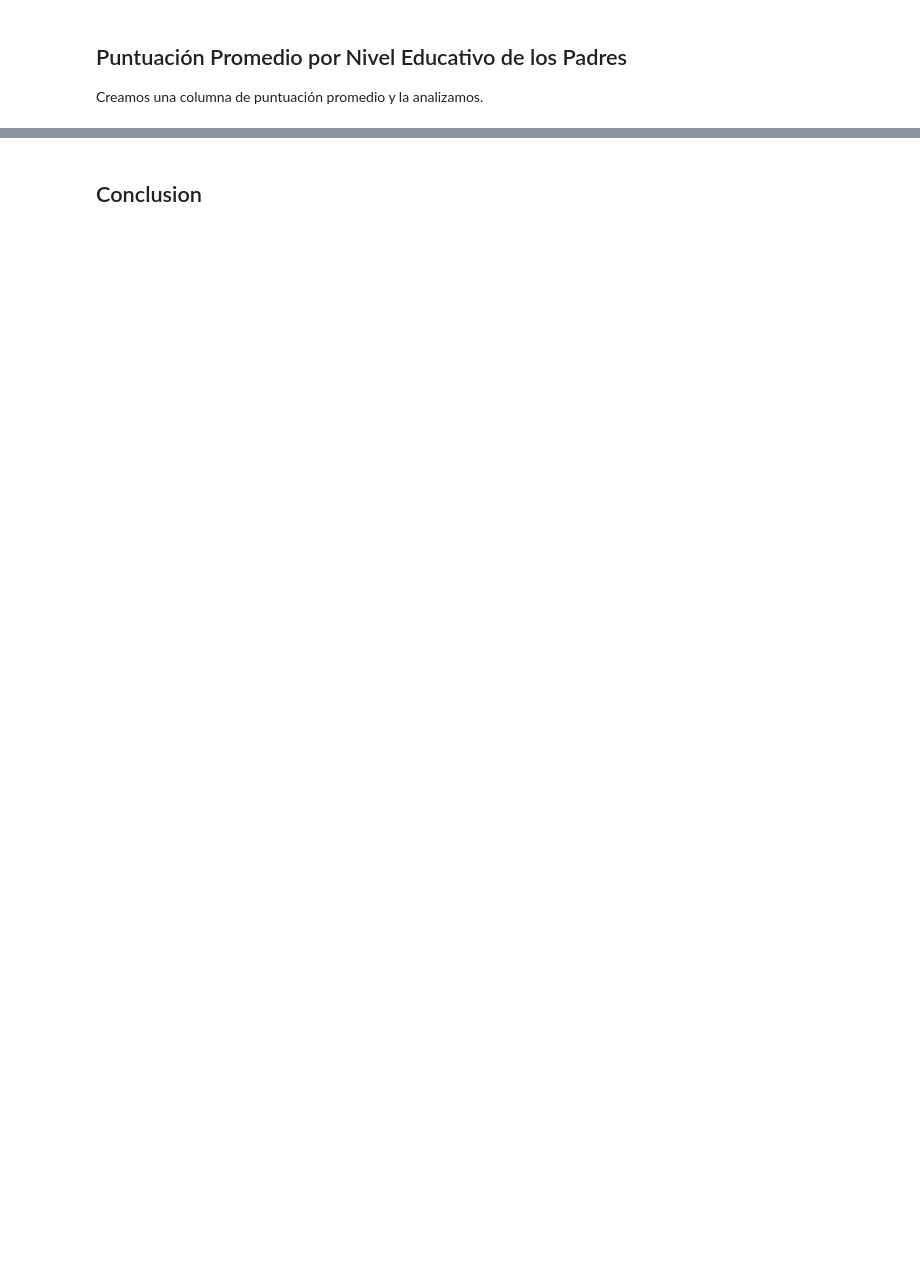
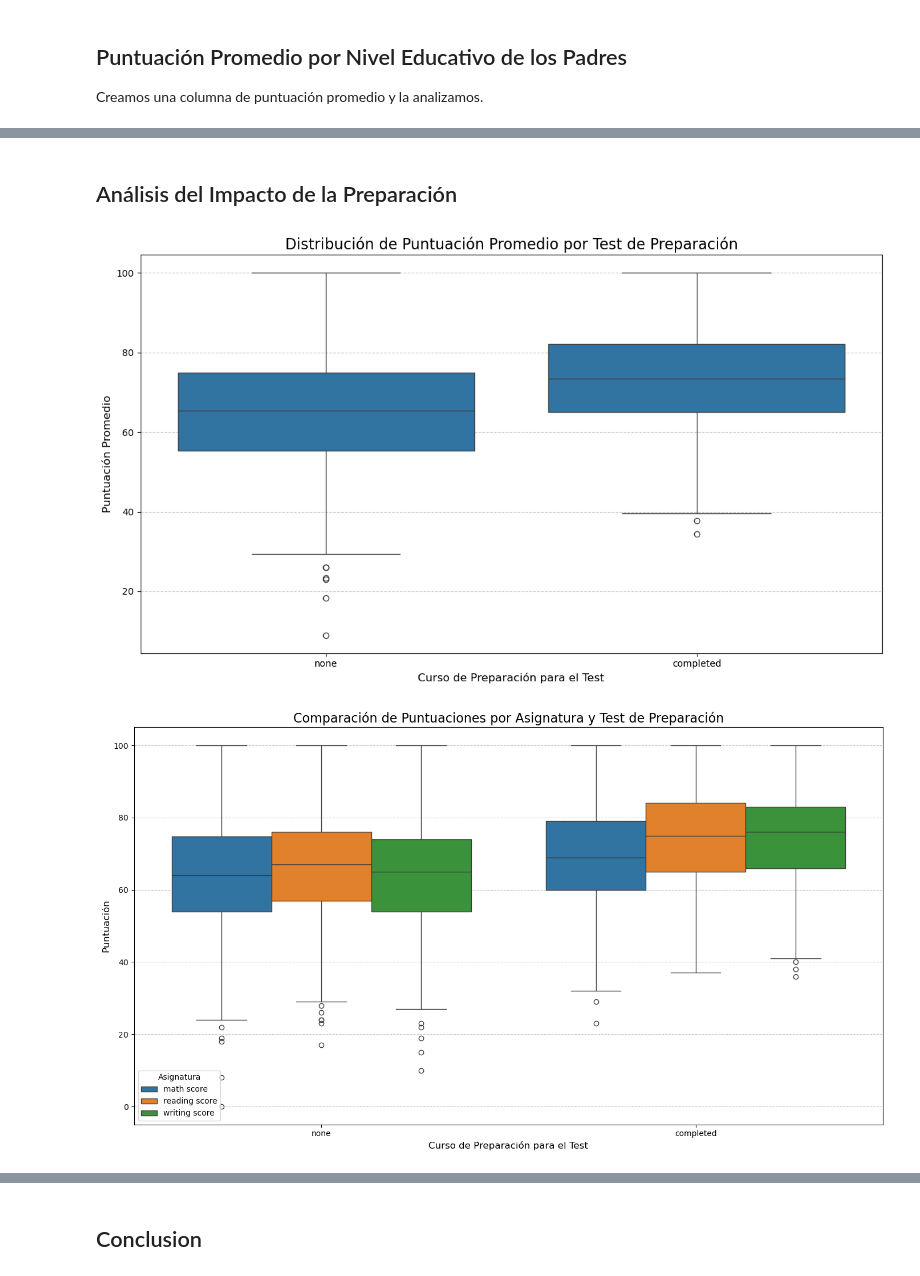
Before and after one commit to 8xbit/Entrega-final-EDA, a Jupyter notebook: Students Performance in Exams 2.ipynb, the cells around one changed output, grey strips where cells are left out. Cells and saved outputs as stored; diff of their text form; code cells hidden in the pictures; blank space fills up the shorter version.

```diff
--- a/Students Performance in Exams 2.ipynb
+++ b/Students Performance in Exams 2.ipynb
@@ -183,0 +355,53 @@ plt.show()
+# %% [markdown]
+## Análisis del Impacto de la Preparación
+# %%
+
+# 1. Boxplot para la puntuación promedio por test de preparación
+plt.figure(figsize=(12, 7))
+sns.boxplot(x='test preparation course', y='average score', data=df)
+plt.title('Distribución de Puntuación Promedio por Test de Preparación', fontsize=16)
+plt.xlabel('Curso de Preparación para el Test', fontsize=12)
+plt.ylabel('Puntuación Promedio', fontsize=12)
+plt.grid(axis='y', linestyle='--', alpha=0.7)
+plt.tight_layout()
+plt.show()
+
+
+# 3. Boxplot comparativo de todas las asignaturas en un solo gráfico
+plt.figure(figsize=(14, 8))
+
+# Reorganizar los datos para un mejor boxplot comparativo
+melted_df = pd.melt(df,
+                   id_vars=['test preparation course'],
+                   value_vars=['math score', 'reading score', 'writing score'],
+                   var_name='subject',
+                   value_name='score')
+
+# Crear el boxplot agrupado
+sns.boxplot(x='test preparation course', y='score', hue='subject', data=melted_df)
+plt.title('Comparación de Puntuaciones por Asignatura y Test de Preparación', fontsize=16)
+plt.xlabel('Curso de Preparación para el Test', fontsize=12)
+plt.ylabel('Puntuación', fontsize=12)
+plt.legend(title='Asignatura')
+plt.grid(axis='y', linestyle='--', alpha=0.7)
+plt.tight_layout()
+plt.show()
+
+# 4. Estadísticas descriptivas por test de preparación
+print("Estadísticas de puntuación por test de preparación:")
+stats_by_prep = df.groupby('test preparation course')[['math score', 'reading score', 'writing score', 'average score']].describe()
+print(stats_by_prep)
+
+# 5. Calcular y mostrar el impacto del test de preparación
+impact = df.groupby('test preparation course')[['math score', 'reading score', 'writing score', 'average score']].mean()
+difference = impact.loc['completed'] - impact.loc['none']
+percentage_improvement = (difference / impact.loc['none']) * 100
+
+print("\nImpacto del test de preparación:")
+print("Diferencia en puntuación (completed - none):")
+print(difference)
+print("\nMejora porcentual:")
+print(percentage_improvement)
+# %% [output]
+[figure, added]
+[figure, added]
```
Also changed, not shown: parts of 32 cells of this notebook.
